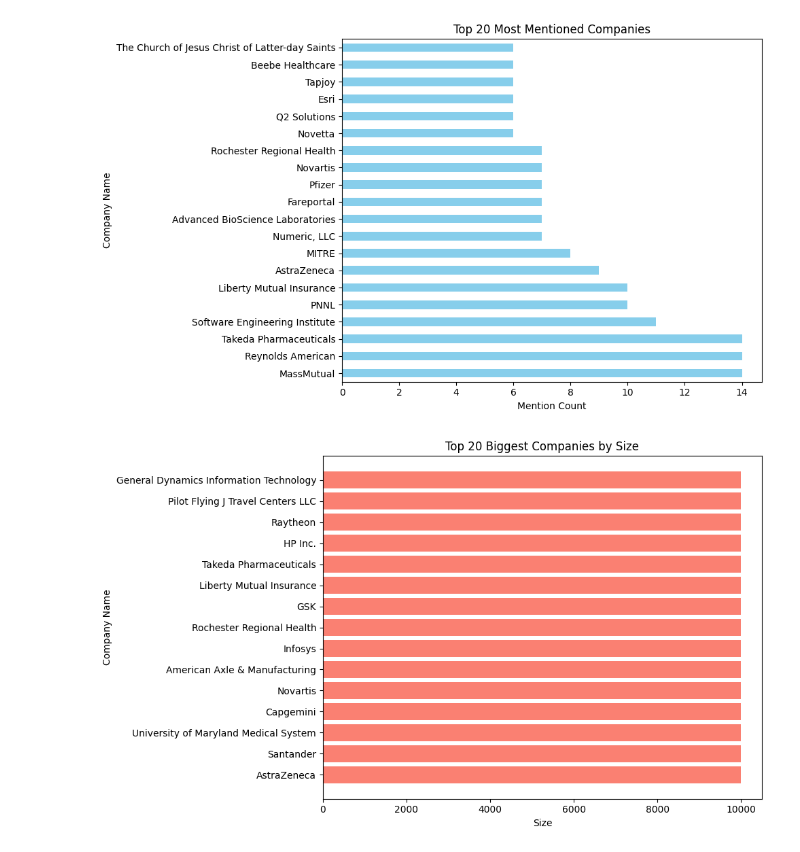
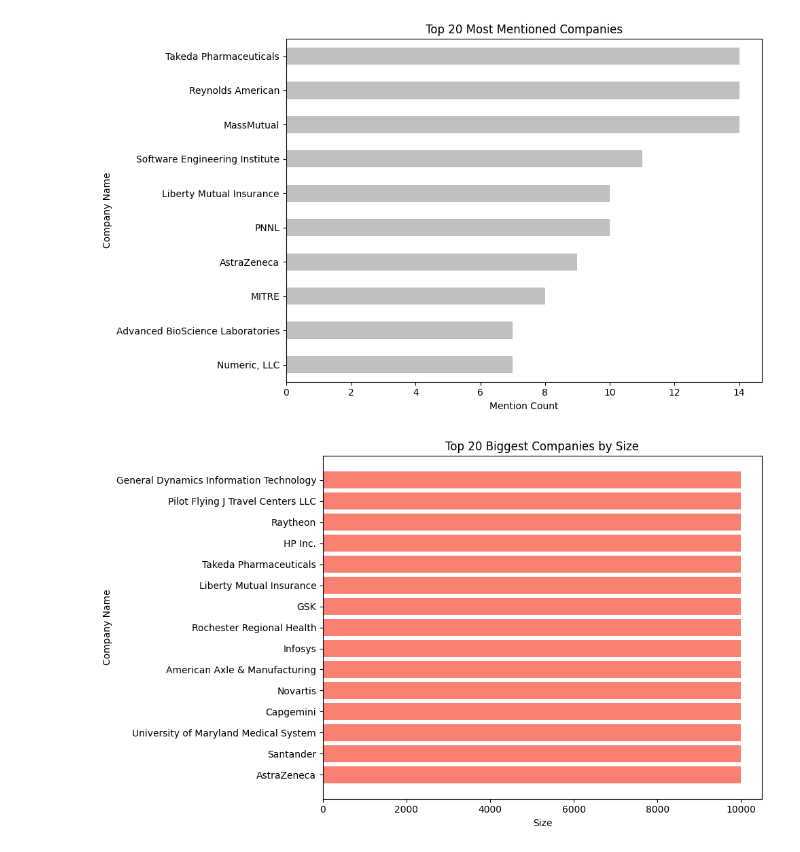
Before and after one commit to datschman/DataScientist, a Jupyter notebook: notebooks/Analyse_2_Dataset_2_update.ipynb, the cells around one changed output. Cells and saved outputs as stored; diff of their text form; code cells hidden in the pictures.

```diff
--- a/notebooks/Analyse_2_Dataset_2_update.ipynb
+++ b/notebooks/Analyse_2_Dataset_2_update.ipynb
@@ -8,21 +8,21 @@ data = pd.read_csv('../raw_data/data_cleaned_2021.csv')
 # %%
 # 1. Top 20 Most Mentioned Companies
 # Clean company names by removing the ratings and trailing spaces
 data['Company Name Clean'] = data['Company Name'].str.split('\n').str[0]
 
 # Get the top 20 most mentioned companies
-top_20_most_mentioned_companies = data['Company Name Clean'].value_counts().head(20)
+top_20_most_mentioned_companies = data['Company Name Clean'].value_counts().head(10).sort_values(ascending=True)
 
 # Plotting
 plt.figure(figsize=(10, 6))
-top_20_most_mentioned_companies.plot(kind='barh', color='skyblue')
+top_20_most_mentioned_companies.plot(kind='barh', color='silver')
 plt.title('Top 20 Most Mentioned Companies')
 plt.xlabel('Mention Count')
 plt.ylabel('Company Name')
 plt.tight_layout()
 plt.show()
 # %% [output]
-[figure, old version]
+[figure, new version]
 # %%
 # Clean company names by removing the ratings and trailing spaces
 data['Company Name Clean'] = data['Company Name'].str.split('\n').str[0]
```
Also changed, not shown: 3 other files.
